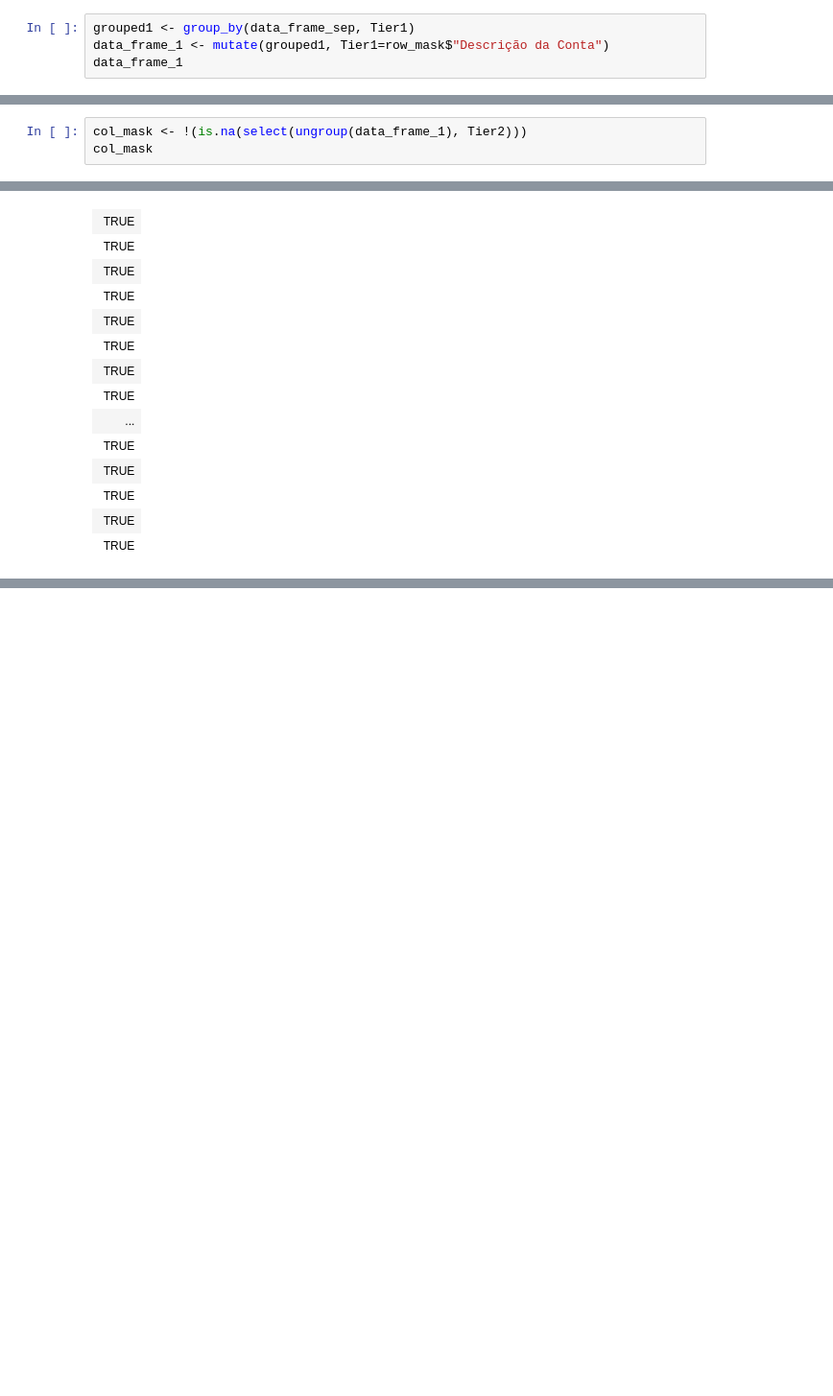
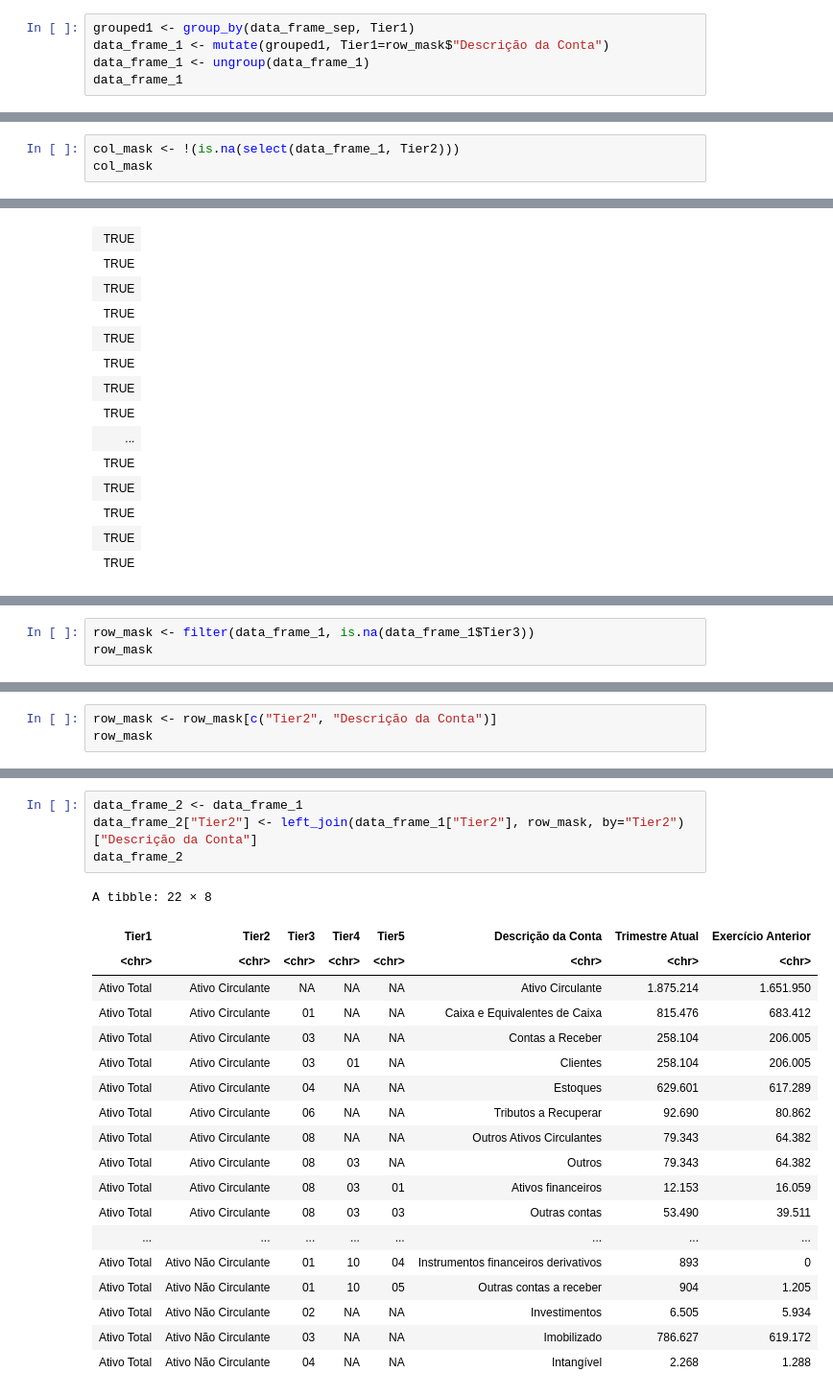
Before and after one commit to Francesco-Ghizzo/Data-Science, a Jupyter notebook: R/Finance/Financial_Statement-tidy.ipynb, the cells around one changed output, grey strips where cells are left out. Shown at 96% size. Saved outputs shown, nothing was run; the diff lists cells and outputs as text; blank space fills up the shorter version.

```diff
--- a/R/Finance/Financial_Statement-tidy.ipynb
+++ b/R/Finance/Financial_Statement-tidy.ipynb
@@ -95,5 +84,6 @@ A tibble: 1 × 8
 # %%
 grouped1 <- group_by(data_frame_sep, Tier1)
 data_frame_1 <- mutate(grouped1, Tier1=row_mask$"Descrição da Conta")
+data_frame_1 <- ungroup(data_frame_1)
 data_frame_1
 # %% [output]
@@ -117,7 +107,7 @@ A grouped_df: 23 × 8
 | Ativo Total | 02 | 03 | NA | NA | Imobilizado | 786.627 | 619.172 |
 | Ativo Total | 02 | 04 | NA | NA | Intangível | 2.268 | 1.288 |
 # %%
-col_mask <- !(is.na(select(ungroup(data_frame_1), Tier2)))
+col_mask <- !(is.na(select(data_frame_1, Tier2)))
 col_mask
 # %% [output]
 A matrix: 23 × 1 of type lgl
@@ -161,3 +151,6 @@ A grouped_df: 22 × 8
 | Ativo Total | 02 | 02 | NA | NA | Investimentos | 6.505 | 5.934 |
 | Ativo Total | 02 | 03 | NA | NA | Imobilizado | 786.627 | 619.172 |
 | Ativo Total | 02 | 04 | NA | NA | Intangível | 2.268 | 1.288 |
+# %%
+row_mask <- filter(data_frame_1, is.na(data_frame_1$Tier3))
+row_mask
@@ -163,0 +163,3 @@ A grouped_df: 22 × 8
+# %%
+row_mask <- row_mask[c("Tier2", "Descrição da Conta")]
+row_mask
@@ -163,0 +172,24 @@ A grouped_df: 22 × 8
+# %%
+data_frame_2 <- data_frame_1
+data_frame_2["Tier2"] <- left_join(data_frame_1["Tier2"], row_mask, by="Tier2")["Descrição da Conta"]
+data_frame_2
+# %% [output]
+A tibble: 22 × 8
+| Tier1 | Tier2 | Tier3 | Tier4 | Tier5 | Descrição da Conta | Trimestre Atual | Exercício Anterior |
+| <chr> | <chr> | <chr> | <chr> | <chr> | <chr> | <chr> | <chr> |
+| Ativo Total | Ativo Circulante | NA | NA | NA | Ativo Circulante | 1.875.214 | 1.651.950 |
+| Ativo Total | Ativo Circulante | 01 | NA | NA | Caixa e Equivalentes de Caixa | 815.476 | 683.412 |
+| Ativo Total | Ativo Circulante | 03 | NA | NA | Contas a Receber | 258.104 | 206.005 |
+| Ativo Total | Ativo Circulante | 03 | 01 | NA | Clientes | 258.104 | 206.005 |
+| Ativo Total | Ativo Circulante | 04 | NA | NA | Estoques | 629.601 | 617.289 |
+| Ativo Total | Ativo Circulante | 06 | NA | NA | Tributos a Recuperar | 92.690 | 80.862 |
+| Ativo Total | Ativo Circulante | 08 | NA | NA | Outros Ativos Circulantes | 79.343 | 64.382 |
+| Ativo Total | Ativo Circulante | 08 | 03 | NA | Outros | 79.343 | 64.382 |
+| Ativo Total | Ativo Circulante | 08 | 03 | 01 | Ativos financeiros | 12.153 | 16.059 |
+| Ativo Total | Ativo Circulante | 08 | 03 | 03 | Outras contas | 53.490 | 39.511 |
+| ... | ... | ... | ... | ... | ... | ... | ... |
+| Ativo Total | Ativo Não Circulante | 01 | 10 | 04 | Instrumentos financeiros derivativos | 893 | 0 |
+| Ativo Total | Ativo Não Circulante | 01 | 10 | 05 | Outras contas a receber | 904 | 1.205 |
+| Ativo Total | Ativo Não Circulante | 02 | NA | NA | Investimentos | 6.505 | 5.934 |
+| Ativo Total | Ativo Não Circulante | 03 | NA | NA | Imobilizado | 786.627 | 619.172 |
+| Ativo Total | Ativo Não Circulante | 04 | NA | NA | Intangível | 2.268 | 1.288 |
```
Also changed, not shown: parts of 5 cells of this notebook.
